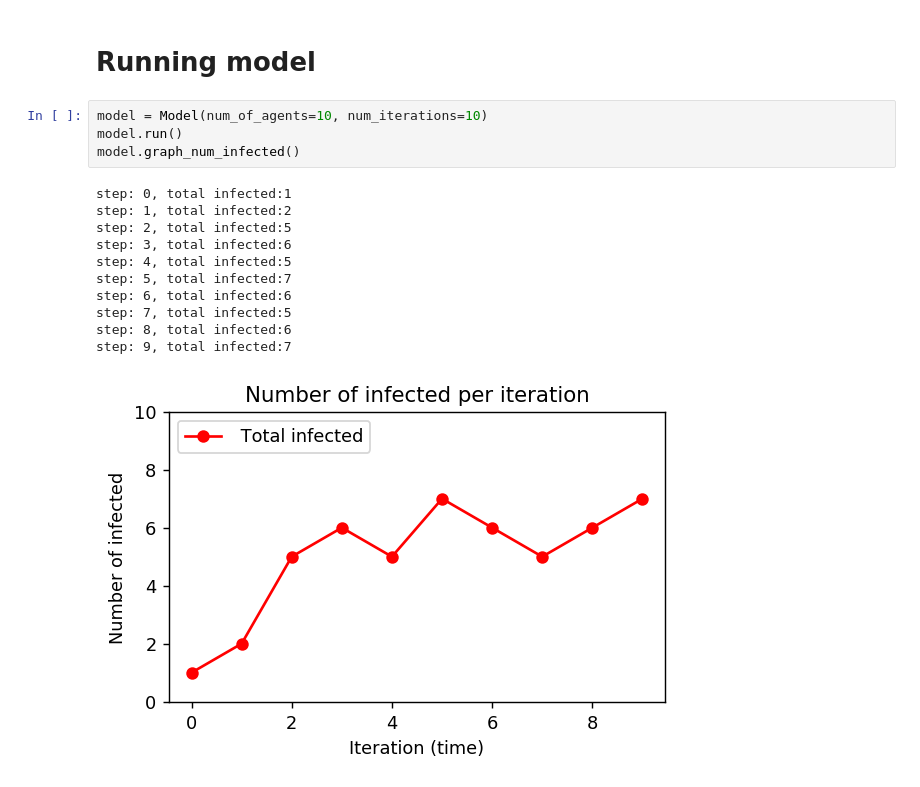
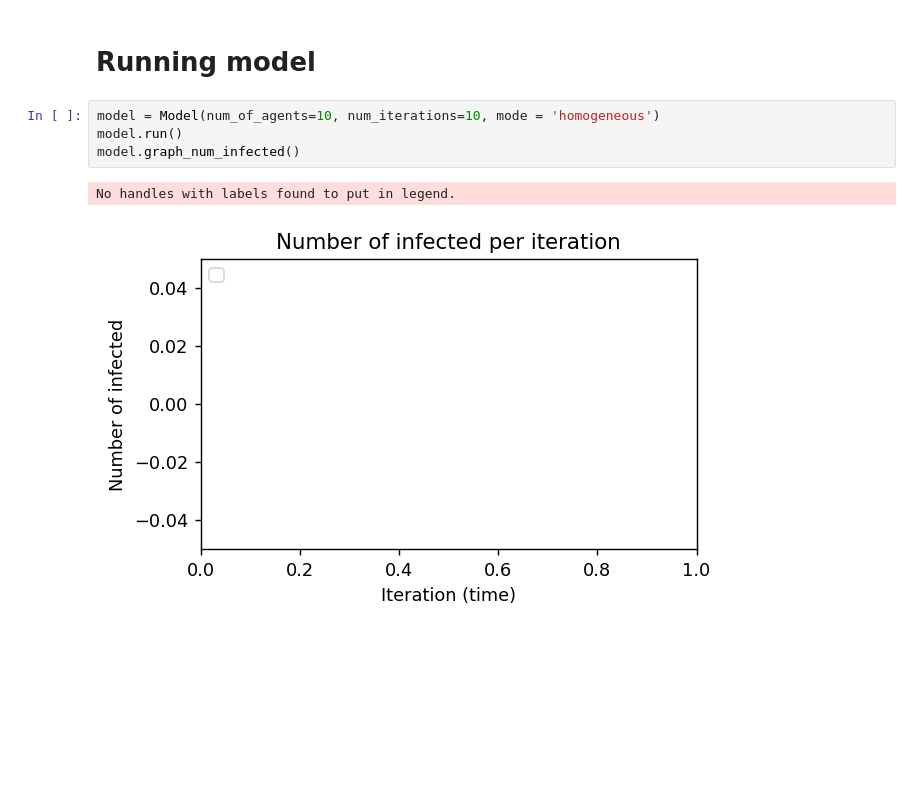
Before and after one commit to deborah-O/Transfer-2020, a Jupyter notebook: Model-updated_2.ipynb, the cells around one changed output. Cells and saved outputs as stored; diff of their text form; blank space fills up the shorter version.

Commit message:
sisa model

```diff
--- a/Model-updated_2.ipynb
+++ b/Model-updated_2.ipynb
@@ -299,19 +309,10 @@ class Agent():
 # %% [markdown]
 # Running model
 # %%
-model = Model(num_of_agents=10, num_iterations=10)
+model = Model(num_of_agents=10, num_iterations=10, mode = 'homogeneous')
 model.run()
 model.graph_num_infected()
 # %% [output]
-step: 0, total infected:1
-step: 1, total infected:2
-step: 2, total infected:5
-step: 3, total infected:6
-step: 4, total infected:5
-step: 5, total infected:7
-step: 6, total infected:6
-step: 7, total infected:5
-step: 8, total infected:6
-step: 9, total infected:7
+No handles with labels found to put in legend.
-[figure, old version]
+[figure, new version]
 # %%
```
Also changed, not shown: parts of 6 cells of this notebook.
